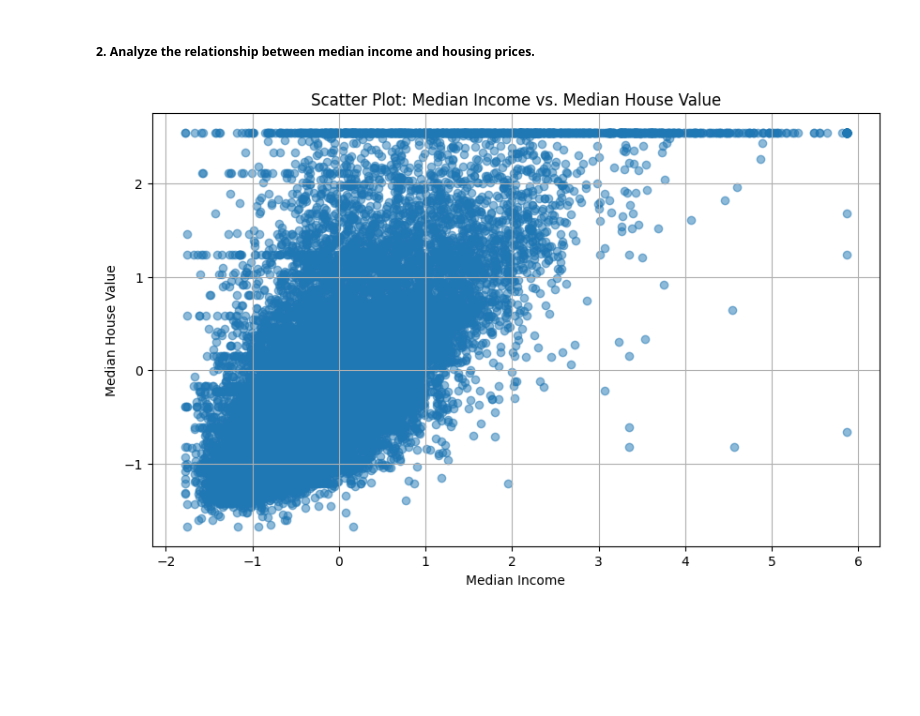
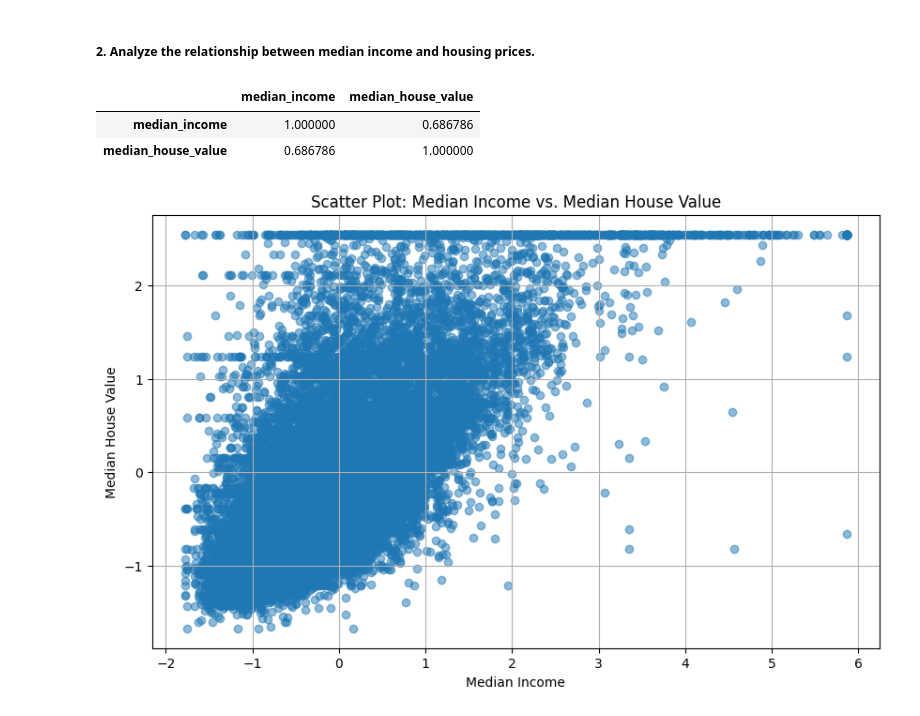
Before and after one commit to CSCN8000/Fall2023, a Jupyter notebook: students-submissions/8938766/ChitrankDave_8938766_1_Midterm.ipynb, the cells around one changed output. Cells and saved outputs as stored; diff of their text form; code cells hidden in the pictures; blank space fills up the shorter version.

```diff
--- a/students-submissions/8938766/ChitrankDave_8938766_1_Midterm.ipynb
+++ b/students-submissions/8938766/ChitrankDave_8938766_1_Midterm.ipynb
@@ -472,5 +500,11 @@ Standard Deviation: $1.06
 # %% [markdown]
 ##### **2. Analyze the relationship between median income and housing prices.**
+# %%
+cleaned_housing_ds_new[['median_income','median_house_value']].corr()
+# %% [output]
+|  | median_income | median_house_value |
+| median_income | 1.000000 | 0.686786 |
+| median_house_value | 0.686786 | 1.000000 |
 # %%
 plt.figure(figsize=(10, 6))
 plt.scatter(cleaned_housing_ds_new['median_income'],
```
Also changed, not shown: parts of 11 cells of this notebook, 1 other file.
